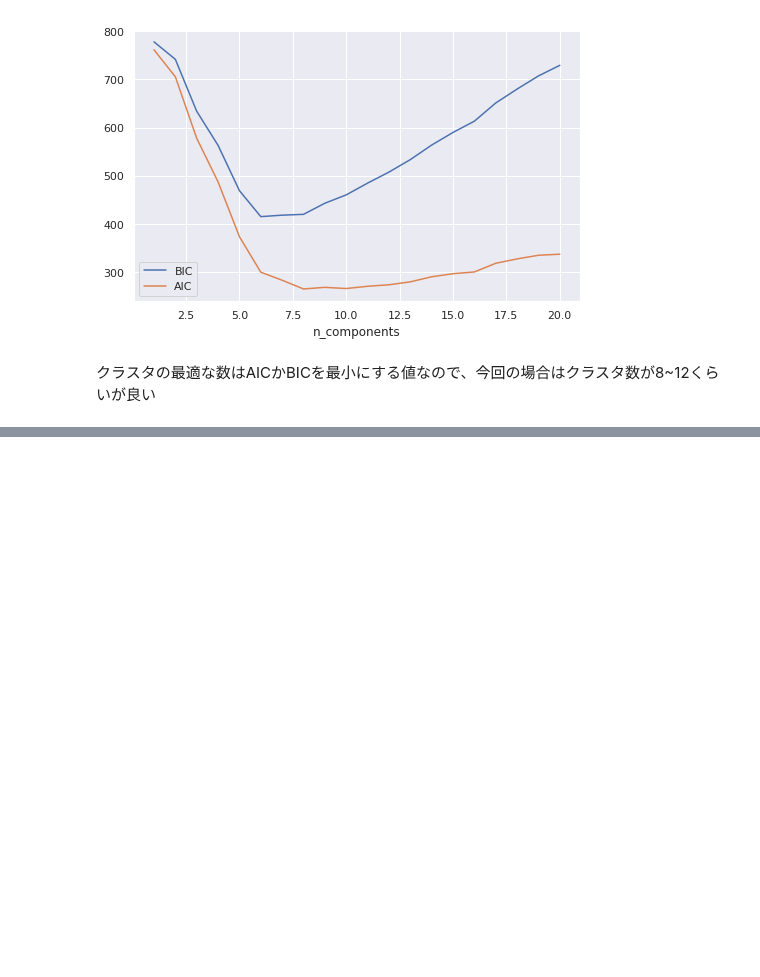
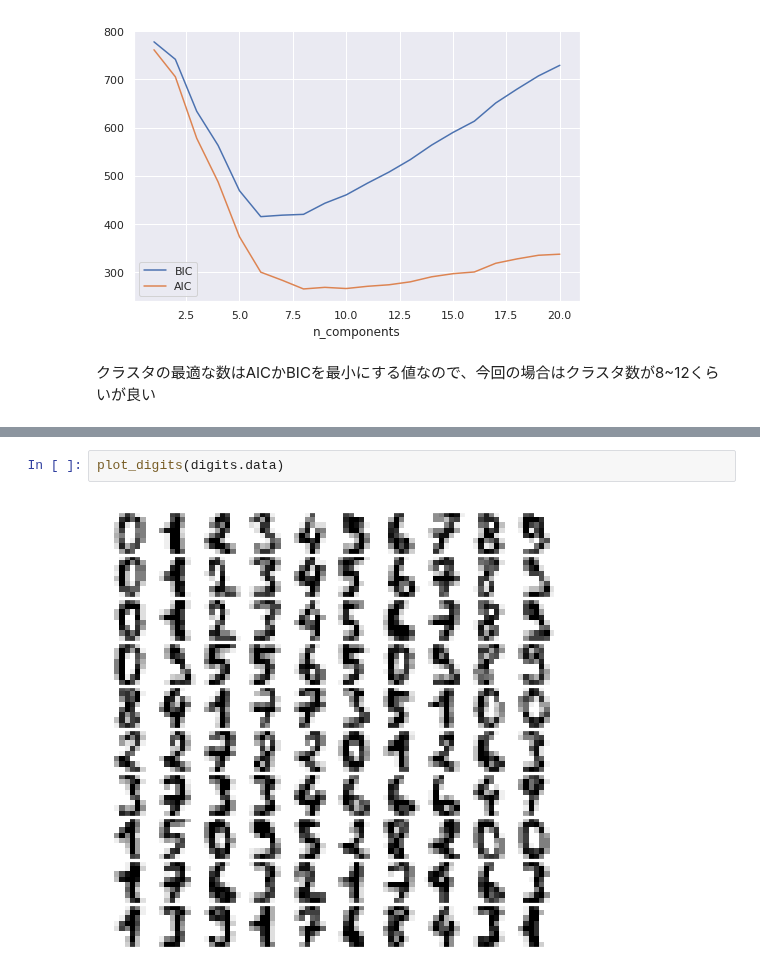
Before and after one commit to thimi0412/PythonDataScinence, a Jupyter notebook: scikit-lean-pra/gaussian_mixture_model.ipynb, the cells around one changed output, grey strips where cells are left out. Drawn from its saved outputs; the diff is of its cells as text; blank space fills up the shorter version.

```diff
--- a/scikit-lean-pra/gaussian_mixture_model.ipynb
+++ b/scikit-lean-pra/gaussian_mixture_model.ipynb
@@ -164,0 +193,4 @@ Text(0.5, 0, 'n_components')
+# %%
+plot_digits(digits.data)
+# %% [output]
+[figure, added]
```
Also changed, not shown: parts of 11 cells of this notebook.
